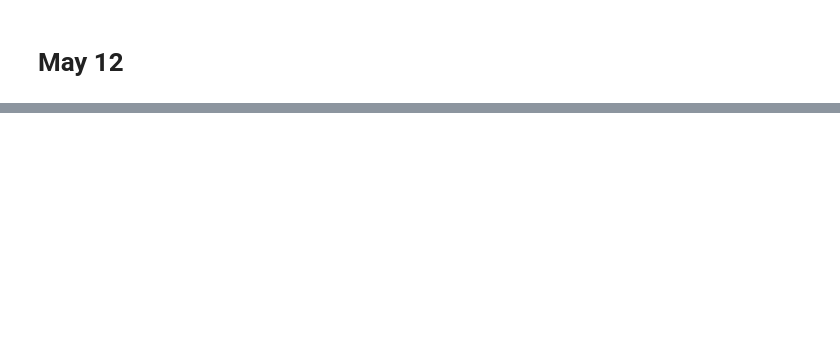
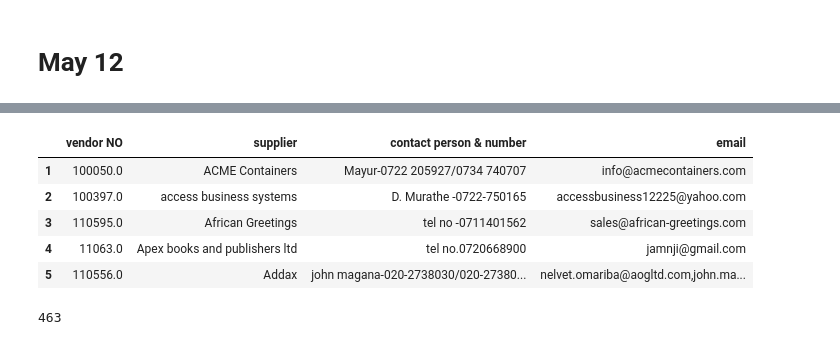
Before and after one commit to IainMosima/bulk-email-sender, a Jupyter notebook: analysis.ipynb, the cells around one changed output, grey strips where cells are left out. Saved outputs shown, nothing was run; the diff lists cells and outputs as text; code cells hidden in the pictures; blank space fills up the shorter version.

```diff
--- a/analysis.ipynb
+++ b/analysis.ipynb
@@ -942,0 +555,16 @@ governance_df.to_csv("emails/may/may-12/governance_emails.csv",index=False)
+# %%
+df_emails_may_19_gm = pd.read_csv("emails/may/may-19/Lead Generation 2025 - GM.csv", header=1)
+df_emails_may_19_gm.dropna(subset=["email"], inplace=True)
+df_emails_may_19_gm.head()
+# %% [output]
+|  | vendor NO | supplier | contact person & number | email |
+| 1 | 100050.0 | ACME Containers | Mayur-0722 205927/0734 740707 | info@acmecontainers.com |
+| 2 | 100397.0 | access business systems | D. Murathe -0722-750165 | accessbusiness12225@yahoo.com |
+| 3 | 110595.0 | African Greetings | tel no -0711401562 | sales@african-greetings.com |
+| 4 | 11063.0 | Apex books and publishers ltd | tel no.0720668900 | jamnji@gmail.com |
+| 5 | 110556.0 | Addax | john magana-020-2738030/020-27380... | nelvet.omariba@aogltd.com,john.ma... |
+# %%
+emails.extend(df_emails_may_19_gm["email"].to_list())
+len(emails)
+# %% [output]
+463
```
Also changed, not shown: parts of 100 cells of this notebook, 5 other files.
